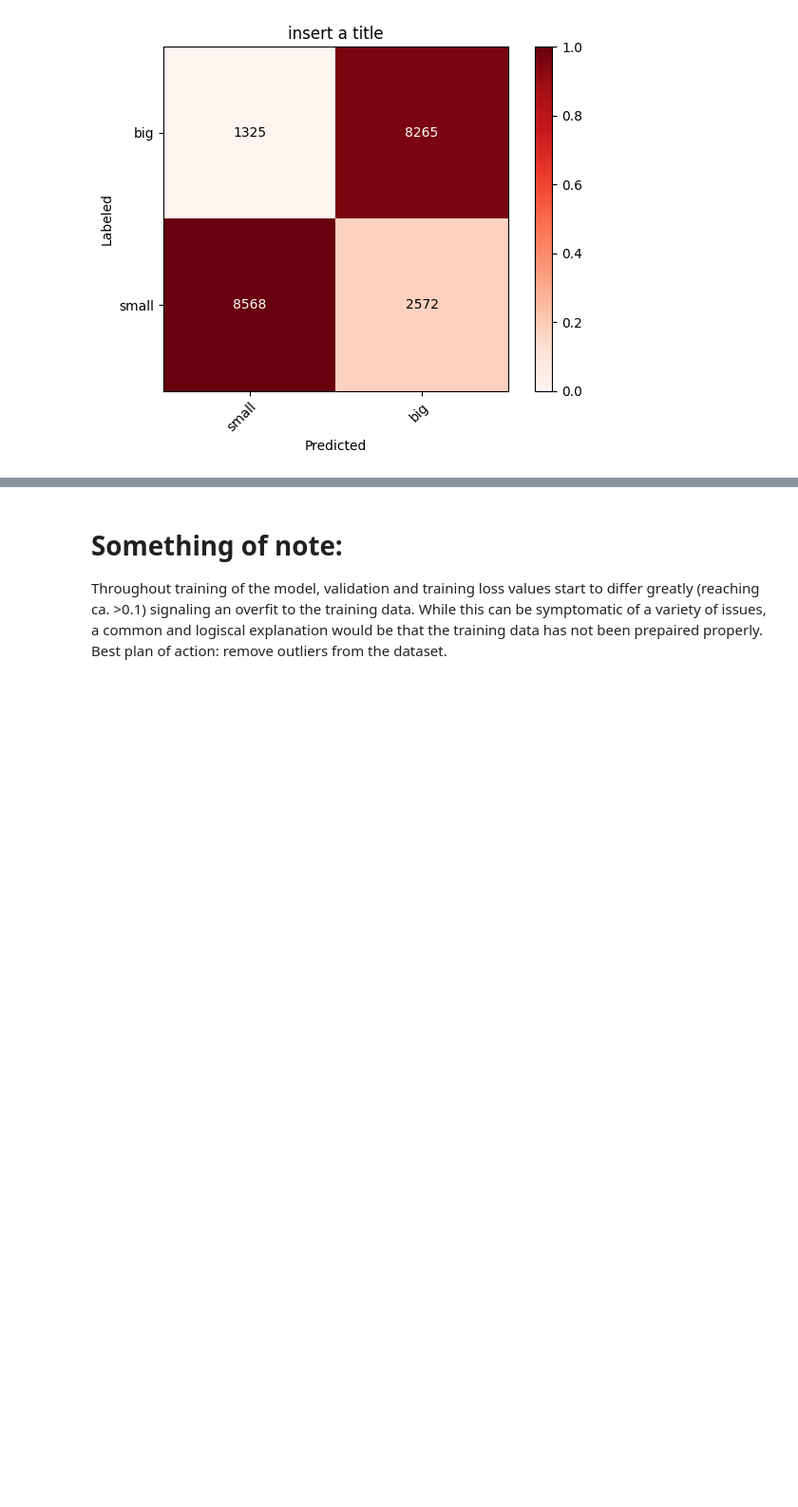
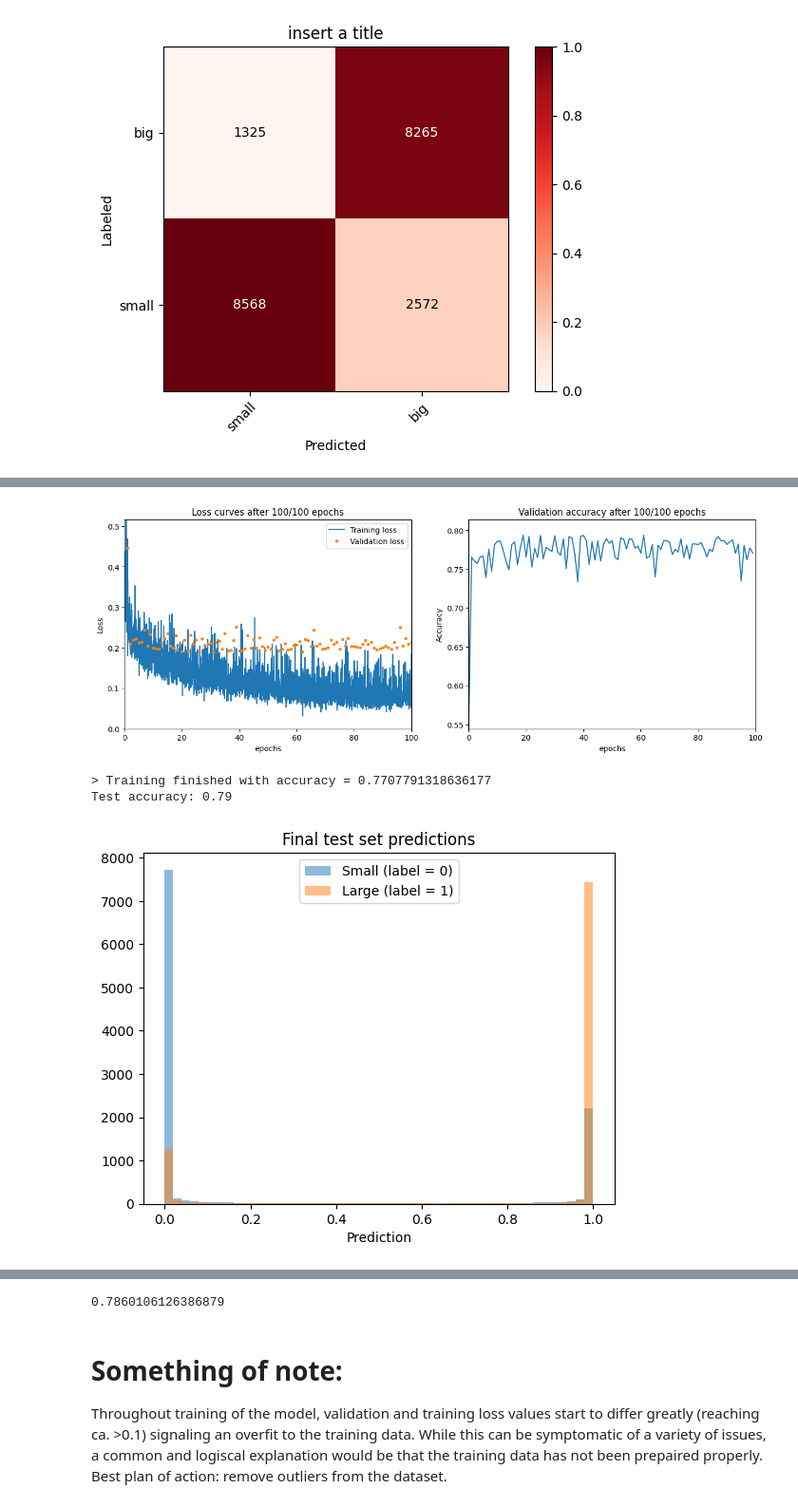
Before and after one commit to QM-L/project-cad-group19, a Jupyter notebook: docs/source/reader/main.ipynb, the cells around one changed output, grey strips where cells are left out. Shown at 95% size. Cells and saved outputs as stored; diff of their text form; code cells hidden in the pictures; blank space fills up the shorter version.

```diff
--- a/docs/source/reader/main.ipynb
+++ b/docs/source/reader/main.ipynb
@@ -65,0 +97,24 @@ Test accuracy: 0.81
+# %%
+# with pca
+# previously found best parameters using above code,
+# with search validation accuracy (epoch 10): ca. 0.796,
+# full validation accuracy (epoch 100): ca. 0.781:
+learning_rate = 0.020414941624687665
+batch_size = 363
+hidden_features = 707
+
+nuclei_class_nn = cad_project.Training()
+nuclei_class_nn.data_preprocessing_PCA()
+#nuclei_class_nn.define_shapes(0.005, 256, 1000)
+nuclei_class_nn.define_shapes(learning_rate,batch_size,hidden_features)
+
+# start training
+nuclei_class_nn.launch_training(100,True)
+
+# Results of NN training
+nuclei_class_nn.pass_on_test_set()
+# %% [output]
+[figure, added]
+> Training finished with accuracy = 0.7707791318636177
+Test accuracy: 0.79
+[figure, added]
@@ -66,3 +122,4 @@ Test accuracy: 0.81
+0.7860106126386879
 # %% [markdown]
 # Something of note:
 Throughout training of the model, validation and training loss values start to differ greatly (reaching ca. >0.1) signaling an overfit to the training data. While this can be symptomatic of a variety of issues, a common and logiscal explanation would be that the training data has not been prepaired properly. Best plan of action: remove outliers from the dataset.
```
Also changed, not shown: parts of 3 cells of this notebook.
